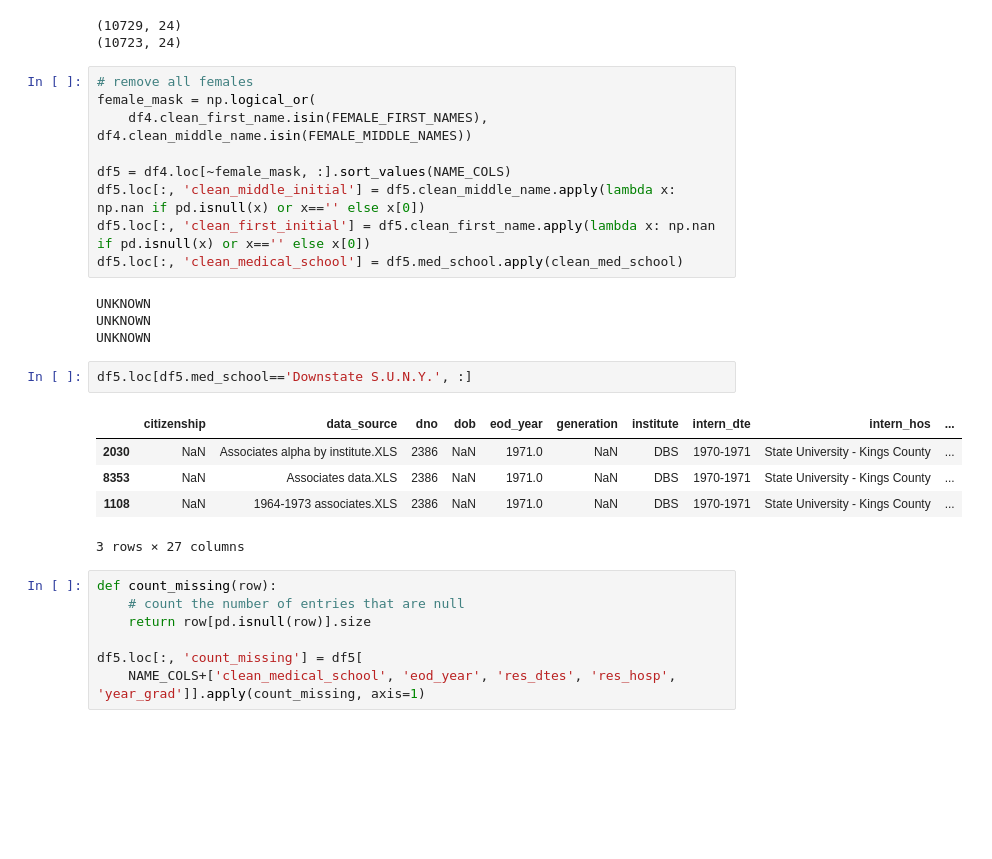
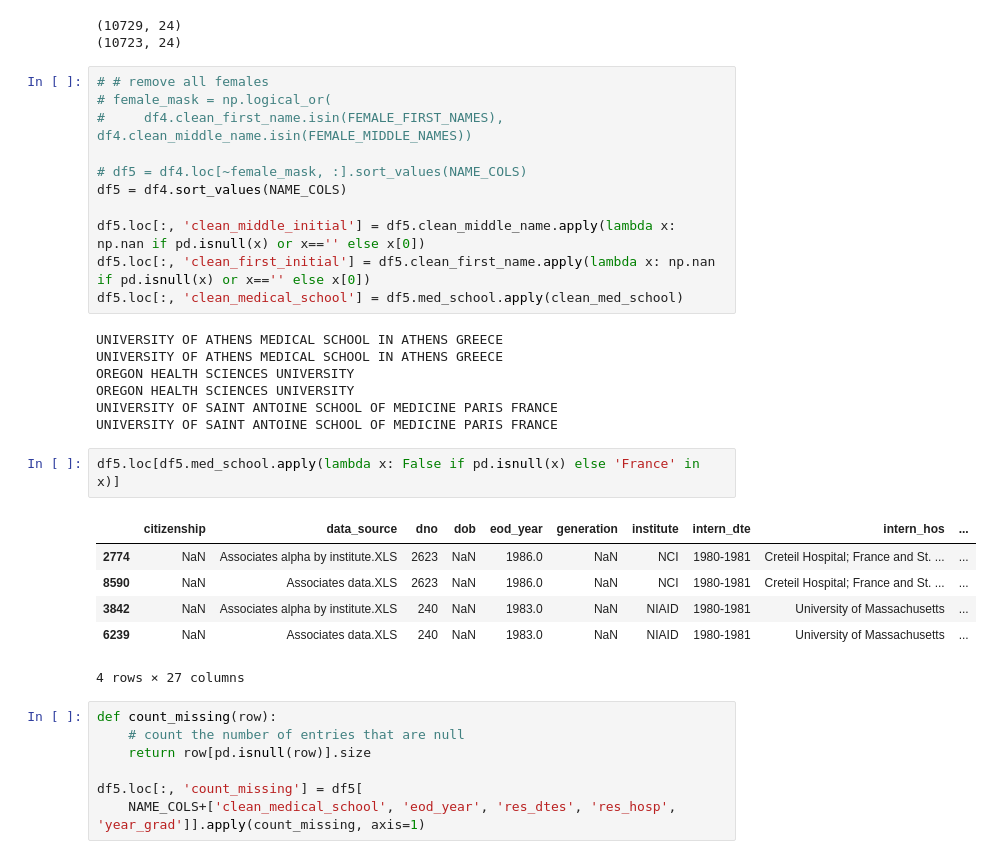
Before and after one commit to Lrraymond13/yellow_beret, a Jupyter notebook: Compile and Clean NIH Applicant Data Set.ipynb, the cells around one changed output. Saved outputs shown, nothing was run; the diff lists cells and outputs as text; blank space fills up the shorter version.

```diff
--- a/Compile and Clean NIH Applicant Data Set.ipynb
+++ b/Compile and Clean NIH Applicant Data Set.ipynb
@@ -117,26 +117,32 @@ print df4.shape
 (10729, 24)
 (10723, 24)
 # %%
-# remove all females
-female_mask = np.logical_or(
-    df4.clean_first_name.isin(FEMALE_FIRST_NAMES), df4.clean_middle_name.isin(FEMALE_MIDDLE_NAMES))
+# # remove all females
+# female_mask = np.logical_or(
+#     df4.clean_first_name.isin(FEMALE_FIRST_NAMES), df4.clean_middle_name.isin(FEMALE_MIDDLE_NAMES))
 
-df5 = df4.loc[~female_mask, :].sort_values(NAME_COLS)
+# df5 = df4.loc[~female_mask, :].sort_values(NAME_COLS)
+df5 = df4.sort_values(NAME_COLS)
+
 df5.loc[:, 'clean_middle_initial'] = df5.clean_middle_name.apply(lambda x: np.nan if pd.isnull(x) or x=='' else x[0])
 df5.loc[:, 'clean_first_initial'] = df5.clean_first_name.apply(lambda x: np.nan if pd.isnull(x) or x=='' else x[0])
 df5.loc[:, 'clean_medical_school'] = df5.med_school.apply(clean_med_school)
 # %% [output]
-UNKNOWN
-UNKNOWN
-UNKNOWN
+UNIVERSITY OF ATHENS MEDICAL SCHOOL IN ATHENS GREECE
+UNIVERSITY OF ATHENS MEDICAL SCHOOL IN ATHENS GREECE
+OREGON HEALTH SCIENCES UNIVERSITY
+OREGON HEALTH SCIENCES UNIVERSITY
+UNIVERSITY OF SAINT ANTOINE SCHOOL OF MEDICINE PARIS FRANCE
+UNIVERSITY OF SAINT ANTOINE SCHOOL OF MEDICINE PARIS FRANCE
-# %%
-df5.loc[df5.med_school=='Downstate S.U.N.Y.', :]
-# %% [output]
-|  | citizenship | data_source | dno | dob | eod_year | generation | institute | intern_dte | intern_hos | ... |
-| 2030 | NaN | Associates alpha by institute.XLS | 2386 | NaN | 1971.0 | NaN | DBS | 1970-1971 | State University - Kings County | ... |
-| 8353 | NaN | Associates data.XLS | 2386 | NaN | 1971.0 | NaN | DBS | 1970-1971 | State University - Kings County | ... |
-| 1108 | NaN | 1964-1973 associates.XLS | 2386 | NaN | 1971.0 | NaN | DBS | 1970-1971 | State University - Kings County | ... |
-3 rows × 27 columns
+# %%
+df5.loc[df5.med_school.apply(lambda x: False if pd.isnull(x) else 'France' in x)]
+# %% [output]
+|  | citizenship | data_source | dno | dob | eod_year | generation | institute | intern_dte | intern_hos | ... |
+| 2774 | NaN | Associates alpha by institute.XLS | 2623 | NaN | 1986.0 | NaN | NCI | 1980-1981 | Creteil Hospital; France and St. ... | ... |
+| 8590 | NaN | Associates data.XLS | 2623 | NaN | 1986.0 | NaN | NCI | 1980-1981 | Creteil Hospital; France and St. ... | ... |
+| 3842 | NaN | Associates alpha by institute.XLS | 240 | NaN | 1983.0 | NaN | NIAID | 1980-1981 | University of Massachusetts | ... |
+| 6239 | NaN | Associates data.XLS | 240 | NaN | 1983.0 | NaN | NIAID | 1980-1981 | University of Massachusetts | ... |
+4 rows × 27 columns
 # %%
 def count_missing(row):
     # count the number of entries that are null
```
Also changed, not shown: parts of 18 cells of this notebook, 7 other files.
